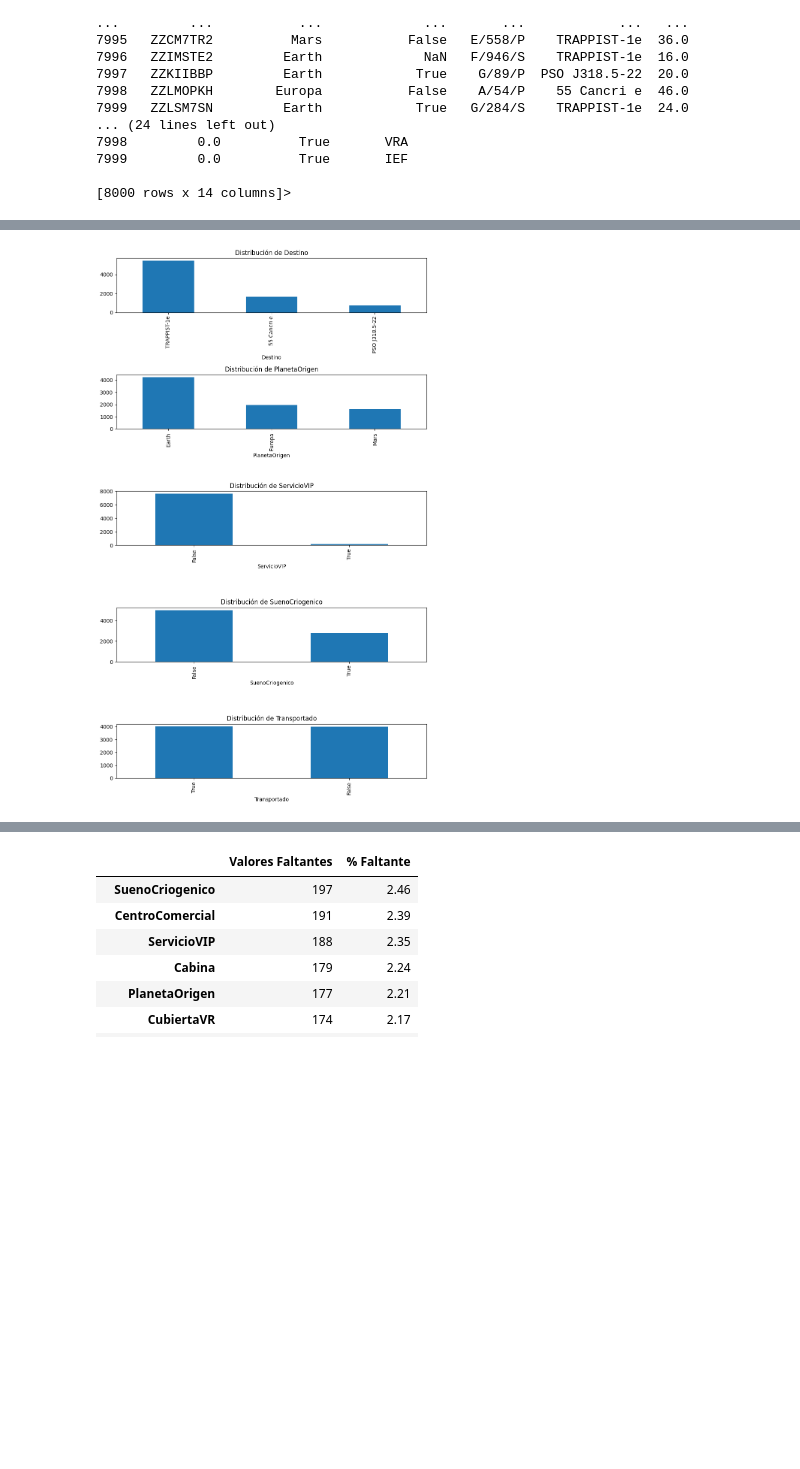
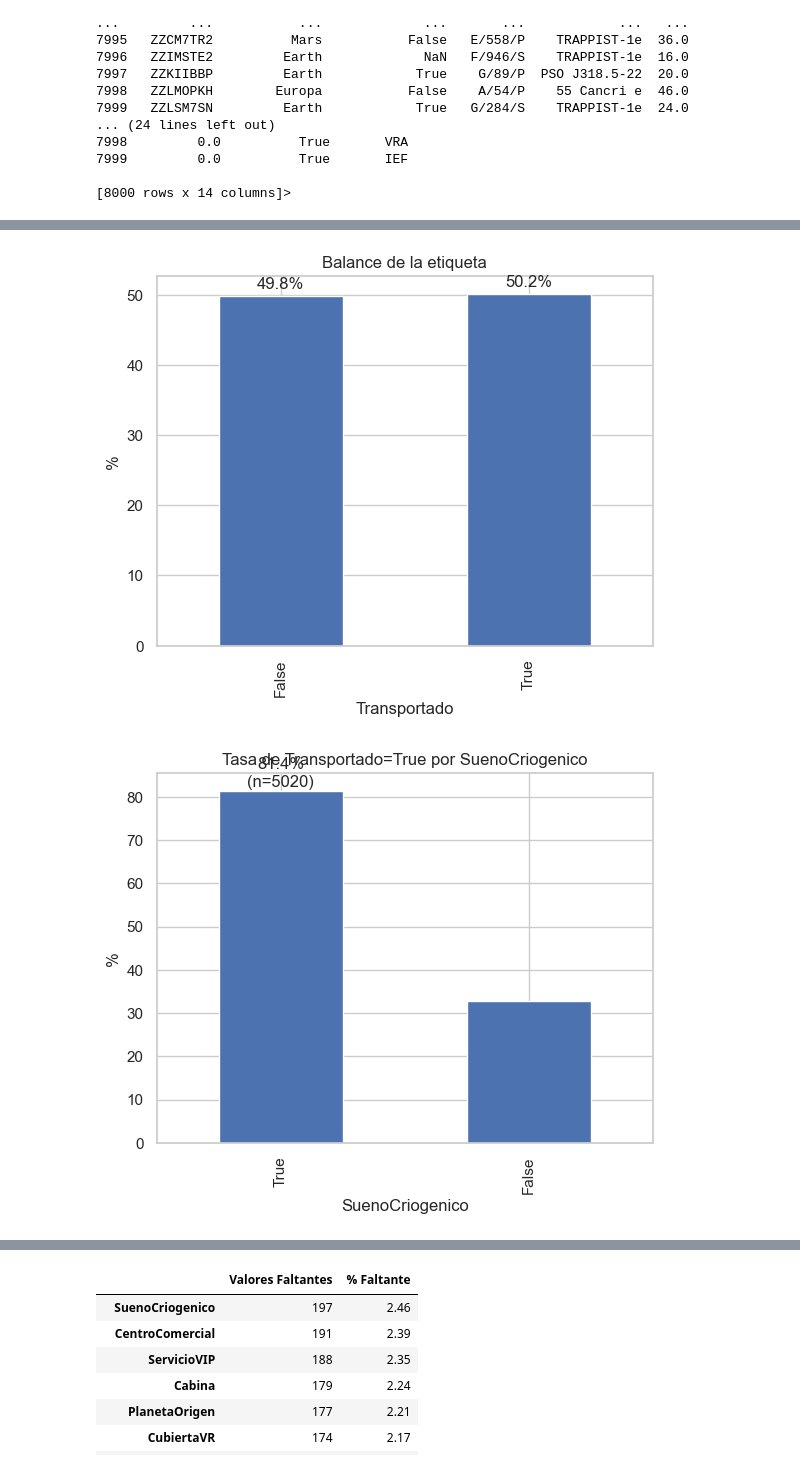
Before and after one commit to mmauro2152/odisea-cosmica, a Jupyter notebook: main.ipynb, the cells around one changed output, grey strips where cells are left out. Drawn from its saved outputs; the diff is of its cells as text; code cells hidden in the pictures; blank space fills up the shorter version.

```diff
--- a/main.ipynb
+++ b/main.ipynb
@@ -74,15 +75,70 @@ plt.show()
 # %%
-ignore_cols = ["IdPasajero", "Cabina", "Iniciales"]
+sns.set(style="whitegrid")
 
-# Histogramas y KDE de variables numéricas clave
-cat_cols = train_df.select_dtypes(include=['object', 'category']).columns.difference(ignore_cols).union(['Transportado'])
+# ========= Helpers =========
+def plot_label_balance(df, y="Transportado"):
+    rates = df[y].value_counts(normalize=True).sort_index()
+    ax = rates.mul(100).plot(kind="bar")
+    ax.set_title("Balance de la etiqueta")
+    ax.set_ylabel("%")
+    for i,v in enumerate(rates.mul(100)):
+        ax.text(i, v+1, f"{v:.1f}%", ha="center")
+    plt.show()
 
-fig, axes = plt.subplots(nrows=len(cat_cols), ncols=1, figsize=(9, len(cat_cols)*3))
-for ax, col in zip(axes, cat_cols):
-    conteo = train_df[col].value_counts()
-    conteo.plot(kind='bar', ax=ax)
-    ax.set_title(f'Distribución de {col}')
-plt.tight_layout()
-plt.show()
+def plot_rate_by_category(df, col, y="Transportado"):
+    """Bar plot de la tasa P(y=True | col) con conteos sobre las barras."""
+    rates = pd.crosstab(df[col], df[y], normalize="index")[True].sort_values(ascending=False)
+    counts = df[col].value_counts().loc[rates.index]
+    ax = rates.mul(100).plot(kind="bar")
+    ax.set_title(f"Tasa de {y}=True por {col}")
+    ax.set_ylabel("%")
+    for i,(p,c) in enumerate(zip(rates.mul(100), counts)):
+        ax.text(i, p+1, f"{p:.1f}%\n(n={c})", ha="center")
+    plt.show()
+
+def plot_stacked_prop(df, col, y="Transportado"):
+    """Barras apiladas normalizadas (proporción por categoría)."""
+    tab = pd.crosstab(df[col], df[y], normalize="index")
+    ax = tab.plot(kind="bar", stacked=True)
+    ax.set_title(f"Distribución de {y} por {col}")
+    ax.set_ylabel("Proporción")
+    plt.legend(title=y, loc="best")
+    plt.show()
+
+def box_violin_numeric(df, col, y="Transportado", log=False):
+    tmp = df[[col, y]].copy()
+    shown_col = col
+    if log:
+        tmp["_tmp"] = np.log1p(tmp[col])
+        shown_col = "_tmp"
+        title_col = f"{col} (log1p)"
+    else:
+        title_col = col
+
+    sns.violinplot(data=tmp, x=y, y=shown_col, cut=0, inner="quartile")
+    plt.title(f"{title_col} por clase")
+    plt.show()
+
+# ========= Visualizaciones rápidas =========
+
+# 1) Balance de etiqueta
+plot_label_balance(train_df, "Transportado")
+
+# 2) Tasas por categoría (elige las que te interesen)
+for c in ["SuenoCriogenico","PlanetaOrigen","Destino","ServicioVIP"]:
+    plot_rate_by_category(train_df, c, "Transportado")
+    plot_stacked_prop(train_df, c, "Transportado")
+
+# 3) Crear y visualizar features derivados de gasto
+gastos_df = train_df.copy()
+gastos = ["ServicioHabitacion","Cafeteria","CentroComercial","Spa","CubiertaVR"]
+for g in gastos:
+    gastos_df[f"{g}_gt0"] = (gastos_df[g] > 0).astype(int)
+gastos_df["total_spend"] = gastos_df[gastos].sum(axis=1)
+gastos_df["num_services_used"] = gastos_df[[f"{g}_gt0" for g in gastos]].sum(axis=1)
+
+plot_rate_by_category(gastos_df, "num_services_used", "Transportado")
+box_violin_numeric(gastos_df, "total_spend", "Transportado", log=True)
 # %% [output]
-[figure, old version]
+[figure, new version]
+[figure, added]
```
Also changed, not shown: parts of 12 cells of this notebook, 2 other files.
